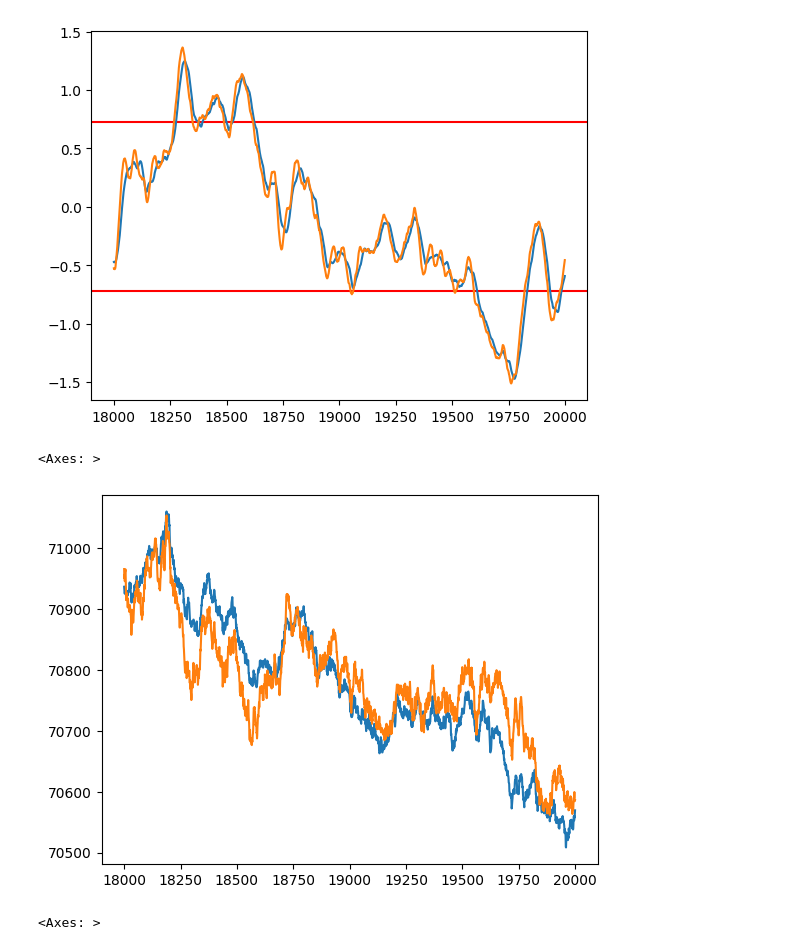
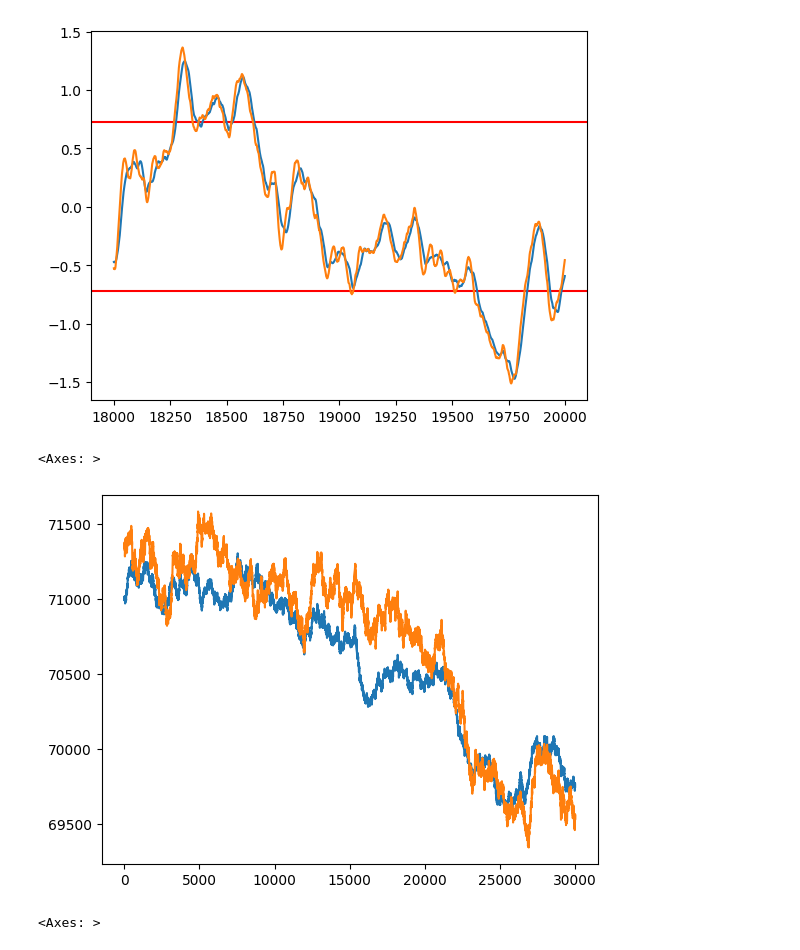
Before and after one commit to naman-doshi/IMCProsperity-2, a Jupyter notebook: R3/analysis.ipynb, the cells around one changed output. Cells and saved outputs as stored; diff of their text form; code cells hidden in the pictures.

```diff
--- a/R3/analysis.ipynb
+++ b/R3/analysis.ipynb
@@ -26,6 +26,7 @@ df2 = pd.DataFrame()
 df2['combined'] = lis
 df2['combined'] = df2['combined'] + 381
 df2['basket'] = basket
+df2['choc'] = choc
 # %%
 spread = df2['combined'] - df2['basket']
 sd = np.std(spread)
@@ -47,12 +48,12 @@ zscores.rolling(window=30).mean()[18000:20000].plot()
 76.42310842343251 1.5095166666666666
 <Axes: >
 [figure]
-# %%
-df2['combined'][18000:20000].plot()
-df2['basket'][18000:20000].plot()
-# %% [output]
-<Axes: >
-[figure, removed]
+# %%
+(df2['choc']*5 + 31000).plot()
+df2['basket'].plot()
+# %% [output]
+<Axes: >
+[figure, added]
 # %%
 opens = [100.0, 900.0, 1000.0, 1300.0, 2600.0, 2700.0, 2800.0, 3000.0, 3100.0, 3200.0, 3300.0, 3400.0, 3500.0, 3700.0, 4200.0, 4700.0, 4800.0, 4900.0, 5200.0, 5300.0, 5700.0, 6500.0, 7300.0, 8000.0, 8300.0, 8400.0, 8800.0, 9000.0, 9100.0, 9300.0, 9400.0, 9600.0, 9800.0]
 closes =  [500.0, 800.0, 1200.0, 1500.0, 1700.0, 2100.0, 2200.0, 2900.0, 3800.0, 4100.0, 5500.0, 6000.0, 6100.0, 6400.0, 6800.0, 7100.0, 7200.0, 7400.0, 7600.0, 7900.0, 8200.0, 8500.0, 8900.0, 9200.0, 9700.0]
```
Also changed, not shown: 9 other files.
